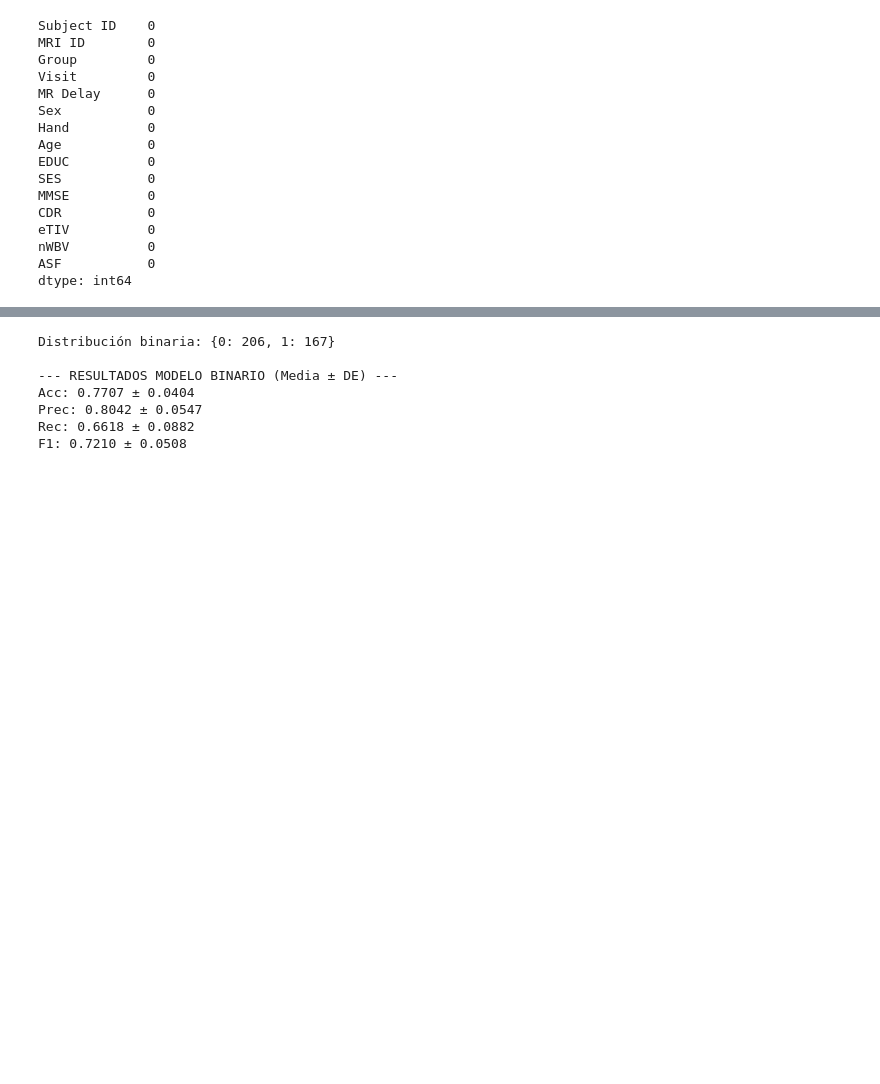
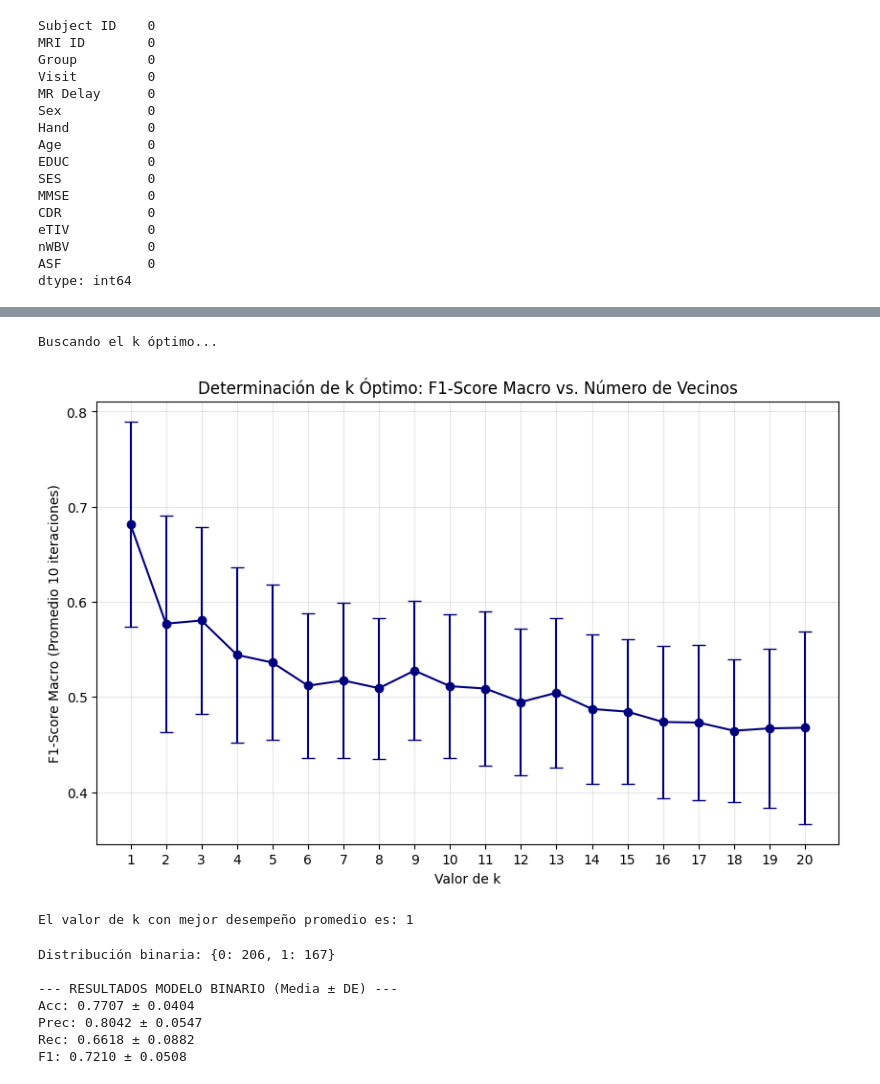
Before and after one commit to felipe0435/Proyecto-2-Mineria-de-datos, a Jupyter notebook: knn.ipynb, the cells around one changed output, grey strips where cells are left out. Drawn from its saved outputs; the diff is of its cells as text; code cells hidden in the pictures; blank space fills up the shorter version.

```diff
--- a/knn.ipynb
+++ b/knn.ipynb
@@ -52,8 +55,9 @@ dtype: int64
 columnas_comunes = ['ID', 'Sex', 'Age', 'SES', 'MMSE', 'CDR', 'eTIV', 'nWBV', 'ASF']
 longi_renamed = longi.rename(columns={'EDUC': 'Educ', 'Subject ID': 'ID'})
 df = pd.concat([cross[columnas_comunes], longi_renamed[columnas_comunes]], ignore_index=True)
-features = ['Sex', 'Age', 'SES', 'MMSE', 'eTIV', 'nWBV', 'ASF']
-Xdf = df[features].fillna(longi.median(numeric_only=True))
+features_df = ['Sex', 'Age', 'SES', 'MMSE', 'eTIV', 'nWBV', 'ASF']
+Xdf = df[features_df].fillna(longi.median(numeric_only=True))
 ydf = df['CDR'].astype(str)
 df.isna().sum()
+df.describe()
 # %% [output]
@@ -414,3 +173,53 @@ Iter 10  0.529412  0.076923  0.012346  0.0
+# %%
+imputer = SimpleImputer(strategy='median')
+X_imputed = imputer.fit_transform(Xdf)
+
+# 2. Evaluación de k (1 a 20) según la Guía [1]
+k_values = range(1, 21)
+mean_f1_scores = []
+std_f1_scores = []
+
+print("Buscando el k óptimo...")
+
+for k in k_values:
+    iter_f1 = []
+    # 10 Validaciones independientes 80/20 [6]
+    for i in range(10):
+        X_train, X_test, y_train, y_test = train_test_split(
+            X_imputed, ydf, test_size=0.2, random_state=i
+        )
+
+        # Escalamiento Z-score (Obligatorio para KNN) [7, 8]
+        scaler = StandardScaler()
+        X_train_s = scaler.fit_transform(X_train)
+        X_test_s = scaler.transform(X_test)
+
+        knn = KNeighborsClassifier(n_neighbors=k)
+        knn.fit(X_train_s, y_train)
+        y_pred = knn.predict(X_test_s)
+
+        iter_f1.append(f1_score(y_test, y_pred, average='macro', zero_division=0))
+
+    mean_f1_scores.append(np.mean(iter_f1))
+    std_f1_scores.append(np.std(iter_f1))
+
+# 3. Visualización del Desempeño vs k
+plt.figure(figsize=(10, 6))
+plt.errorbar(k_values, mean_f1_scores, yerr=std_f1_scores, fmt='-o', color='navy', capsize=5)
+plt.title("Determinación de k Óptimo: F1-Score Macro vs. Número de Vecinos")
+plt.xlabel("Valor de k")
+plt.ylabel("F1-Score Macro (Promedio 10 iteraciones)")
+plt.xticks(k_values)
+plt.grid(True, alpha=0.3)
+plt.show()
+
+# Identificar el mejor k
+best_k = k_values[np.argmax(mean_f1_scores)]
+print(f"El valor de k con mejor desempeño promedio es: {best_k}")
+# %% [output]
+Buscando el k óptimo...
+[figure, added]
+El valor de k con mejor desempeño promedio es: 1
 # %%
 # Carga del set longitudinal (373 ejemplos)
 # Mapeo a clases binarias: 0 = No Demente, 1 = Demente (CDR >= 0.5)
```
Also changed, not shown: parts of 16 cells of this notebook, 10 other files.
